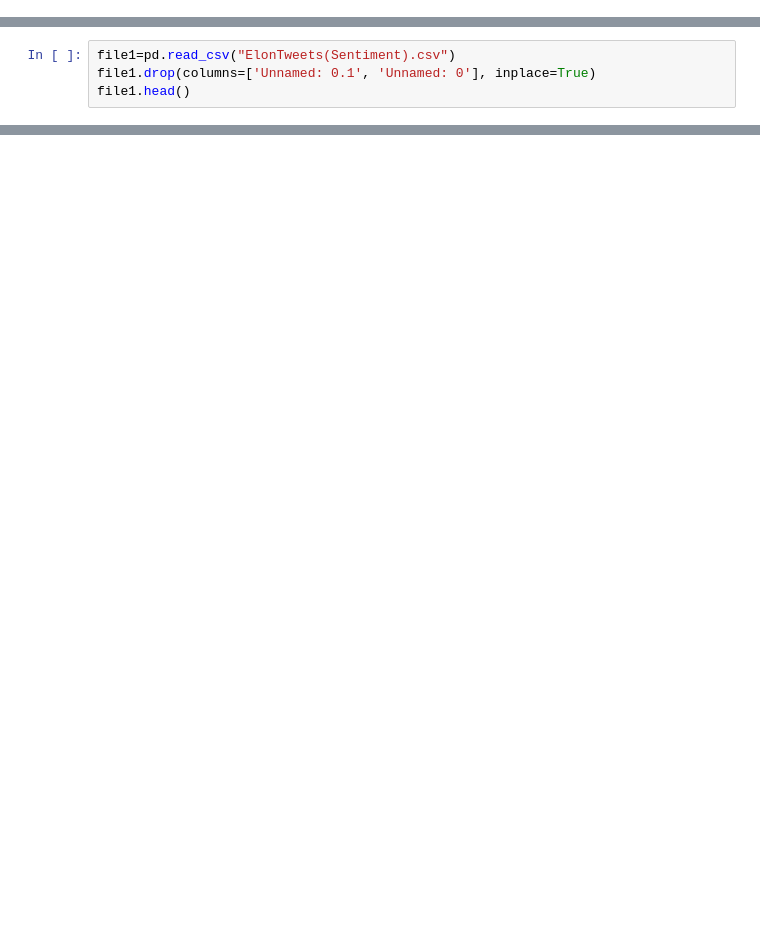
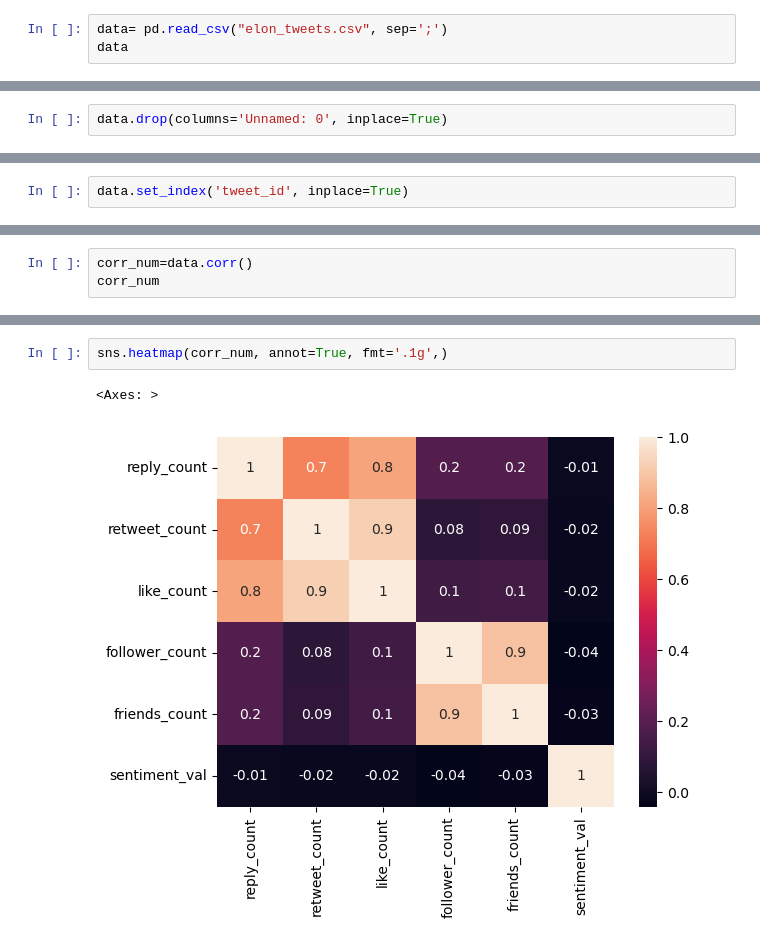
Before and after one commit to tatdef/IH_project4_Dataviz, a Jupyter notebook: ElonTweetsAnalysis.ipynb, the cells around one changed output, grey strips where cells are left out. Saved outputs shown, nothing was run; the diff lists cells and outputs as text; blank space fills up the shorter version.

```diff
--- a/ElonTweetsAnalysis.ipynb
+++ b/ElonTweetsAnalysis.ipynb
@@ -13,0 +11,3 @@ warnings.filterwarnings('ignore')
+# %%
+data= pd.read_csv("elon_tweets.csv", sep=';')
+data
@@ -14,4 +28,2 @@ warnings.filterwarnings('ignore')
 # %%
-file1=pd.read_csv("ElonTweets(Sentiment).csv")
-file1.drop(columns=['Unnamed: 0.1',	'Unnamed: 0'], inplace=True)
-file1.head()
+data.drop(columns='Unnamed: 0', inplace=True)
@@ -396,0 +30,2 @@ elon_tweets.to_csv("elon_tweets.csv", sep=(';'))
+# %%
+data.set_index('tweet_id', inplace=True)
@@ -396,0 +49,3 @@ elon_tweets.to_csv("elon_tweets.csv", sep=(';'))
+# %%
+corr_num=data.corr()
+corr_num
@@ -396,0 +60,5 @@ elon_tweets.to_csv("elon_tweets.csv", sep=(';'))
+# %%
+sns.heatmap(corr_num, annot=True, fmt='.1g',)
+# %% [output]
+<Axes: >
+[figure, added]
```
Also changed, not shown: parts of 35 cells of this notebook, 5 other files.
